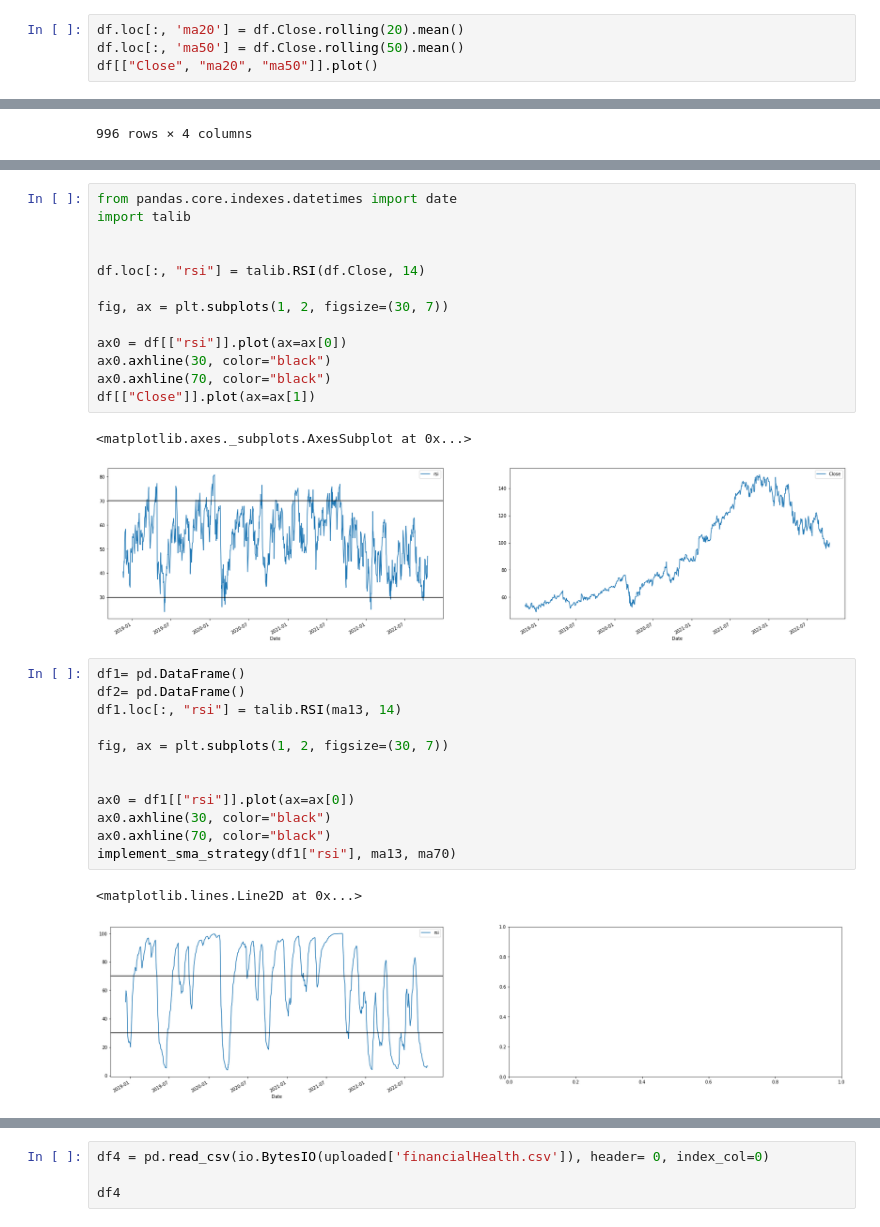
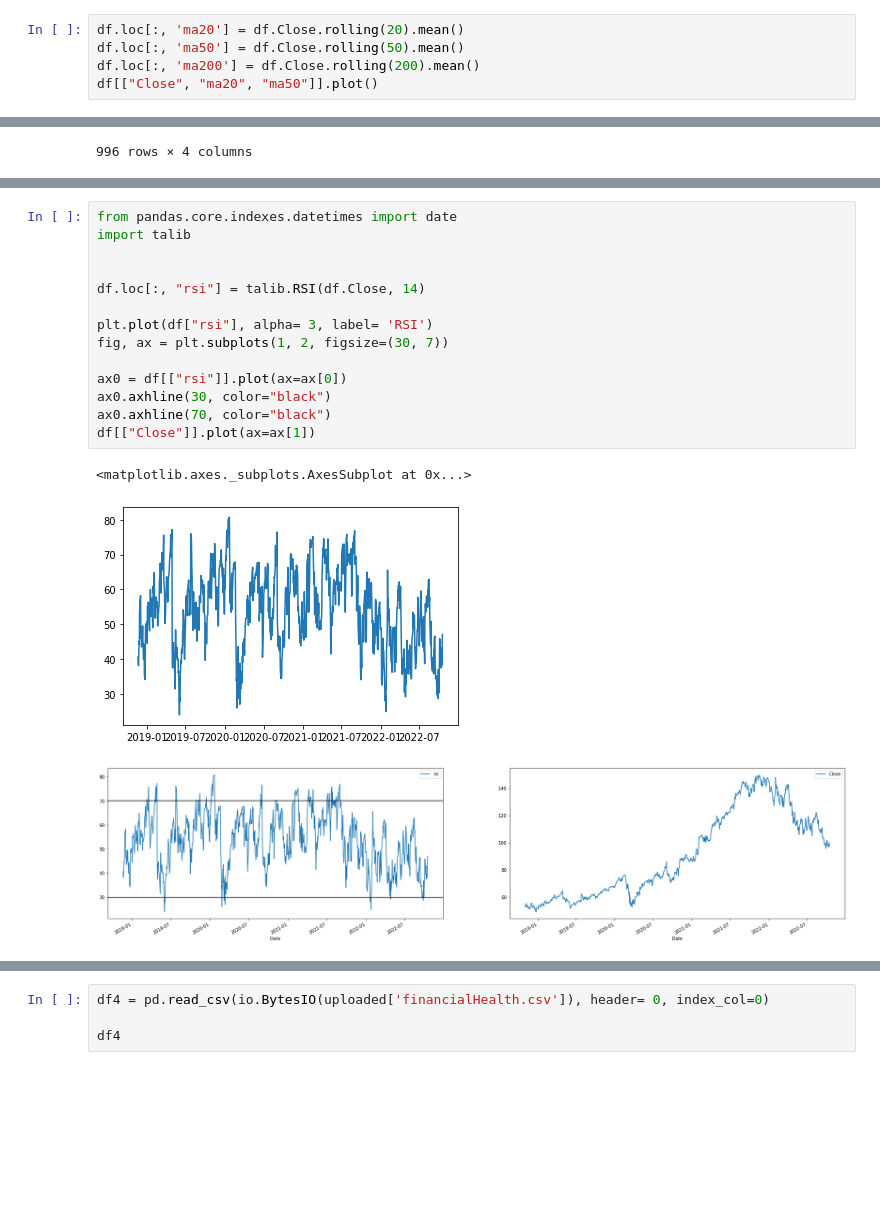
Before and after one commit to Yashasvibora/Atlan_Challenge, a Jupyter notebook: Quantitative_Value_Investing_using_Python.ipynb, the cells around one changed output, grey strips where cells are left out. Drawn from its saved outputs; the diff is of its cells as text; blank space fills up the shorter version.

```diff
--- a/Quantitative_Value_Investing_using_Python.ipynb
+++ b/Quantitative_Value_Investing_using_Python.ipynb
@@ -146,6 +146,7 @@ Successfully installed beautifulsoup4-4.11.1 cryptography-38.0.4 frozendict-2.3.
 # %%
 df.loc[:, 'ma20'] = df.Close.rolling(20).mean()
 df.loc[:, 'ma50'] = df.Close.rolling(50).mean()
+df.loc[:, 'ma200'] = df.Close.rolling(200).mean()
 df[["Close", "ma20", "ma50"]].plot()
 # %% [output]
 <matplotlib.axes._subplots.AxesSubplot at 0x...>
@@ -299,31 +299,18 @@ Successfully installed ta-lib-0.4.25
 # %%
 from pandas.core.indexes.datetimes import date
 import talib
 
 
 df.loc[:, "rsi"] = talib.RSI(df.Close, 14)
 
+plt.plot(df["rsi"], alpha= 3, label= 'RSI')
 fig, ax = plt.subplots(1, 2, figsize=(30, 7))
 
 ax0 = df[["rsi"]].plot(ax=ax[0])
 ax0.axhline(30, color="black")
 ax0.axhline(70, color="black")
 df[["Close"]].plot(ax=ax[1])
 # %% [output]
 <matplotlib.axes._subplots.AxesSubplot at 0x...>
-[figure, old version]
+[figure, new version]
+[figure, added]
-# %%
-df1= pd.DataFrame()
-df2= pd.DataFrame()
-df1.loc[:, "rsi"] = talib.RSI(ma13, 14)
-
-fig, ax = plt.subplots(1, 2, figsize=(30, 7))
-
-
-ax0 = df1[["rsi"]].plot(ax=ax[0])
-ax0.axhline(30, color="black")
-ax0.axhline(70, color="black")
-implement_sma_strategy(df1["rsi"], ma13, ma70)
-# %% [output]
-<matplotlib.lines.Line2D at 0x...>
-[figure, removed]
```
Also changed, not shown: parts of 11 cells of this notebook.
